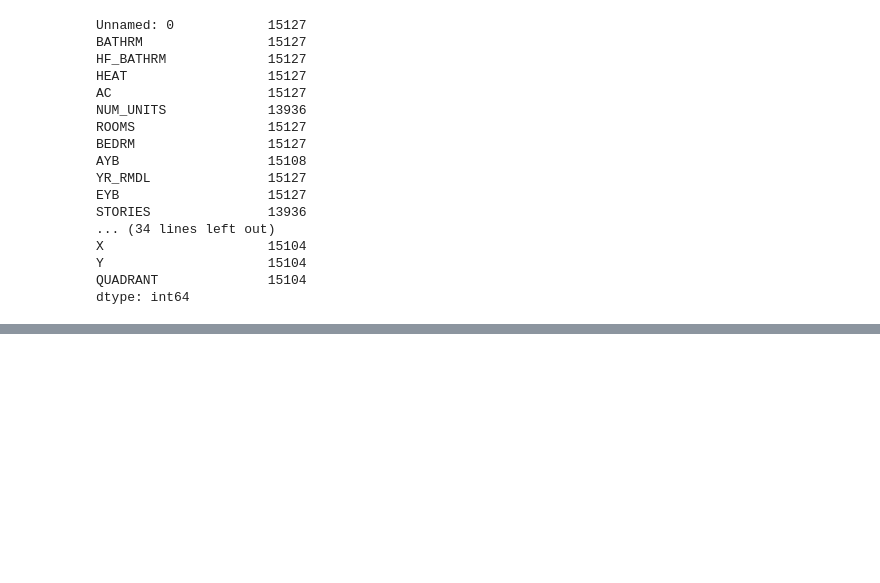
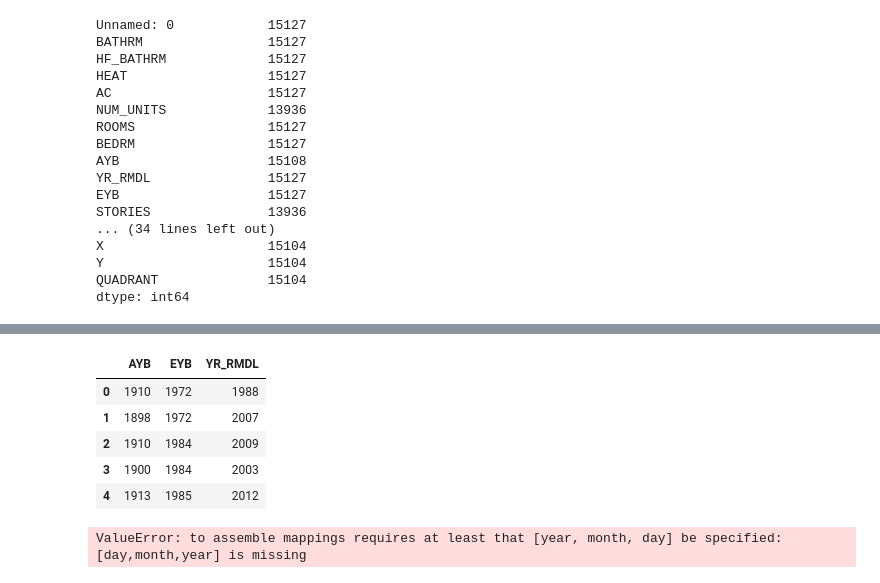
Before and after one commit to CeciliaM13/Modules, a Jupyter notebook: Project1.ipynb, the cells around one changed output, grey strips where cells are left out. Cells and saved outputs as stored; diff of their text form; code cells hidden in the pictures; blank space fills up the shorter version.

```diff
--- a/Project1.ipynb
+++ b/Project1.ipynb
@@ -231,0 +269,23 @@ KeyError: ('PRICE', 'YR_RMDL')
+# %%
+# now I want to remove any rows with missing year information
+df_properties_timebuilt_nomissing = df_properties_timebuilt.dropna()
+
+
+# now I want to convert the years, which are floats, to integers
+df_properties_years = df_properties_timebuilt_nomissing.astype('int64')
+df_properties_years.head()
+# %% [output]
+|  | AYB | EYB | YR_RMDL |
+| 0 | 1910 | 1972 | 1988 |
+| 1 | 1898 | 1972 | 2007 |
+| 2 | 1910 | 1984 | 2009 |
+| 3 | 1900 | 1984 | 2003 |
+| 4 | 1913 | 1985 | 2012 |
+# %%
+#add a column that gives the time delta showing the length of time between the current year
+#and the last remodel
+
+df_properties_years = pd.to_datetime(df_properties_years[['AYB','EYB','YR_RMDL']], format = '%Y')
+df_properties_years.head()
+# %% [output]
+ValueError: to assemble mappings requires at least that [year, month, day] be specified: [day,month,year] is missing
```
Also changed, not shown: parts of 5 cells of this notebook.
